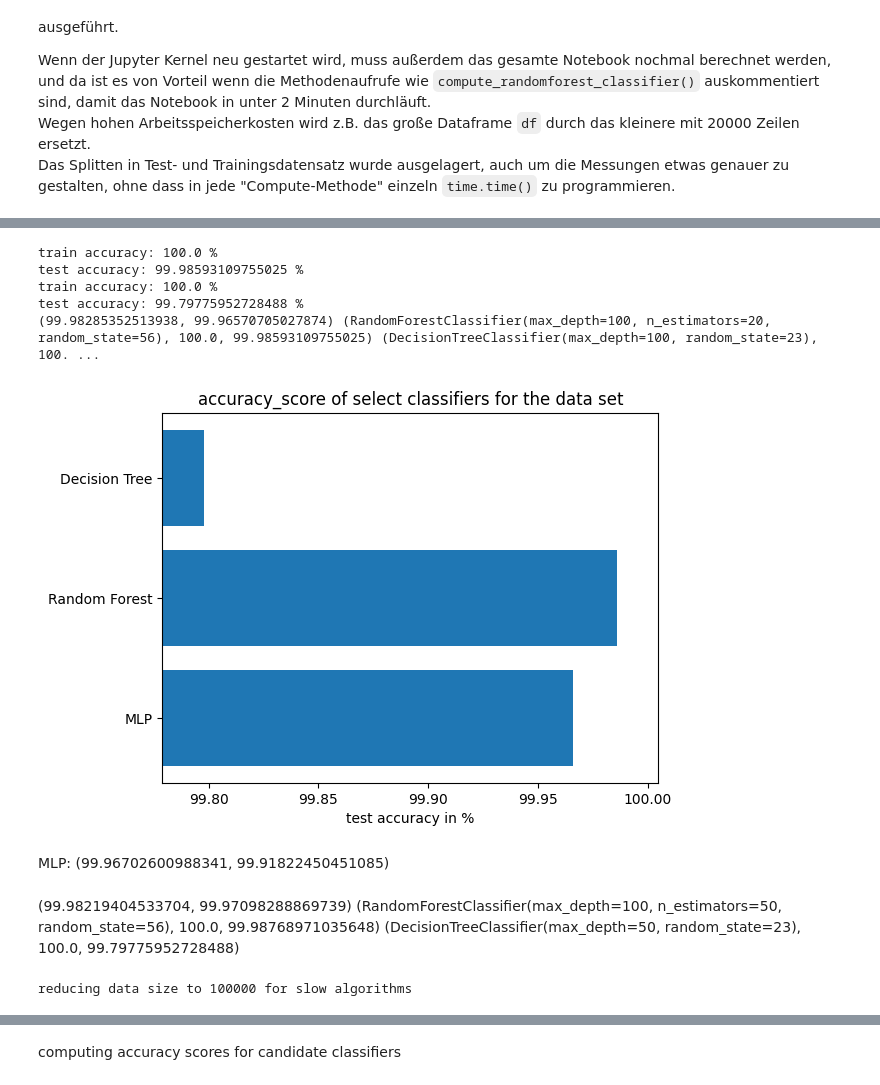
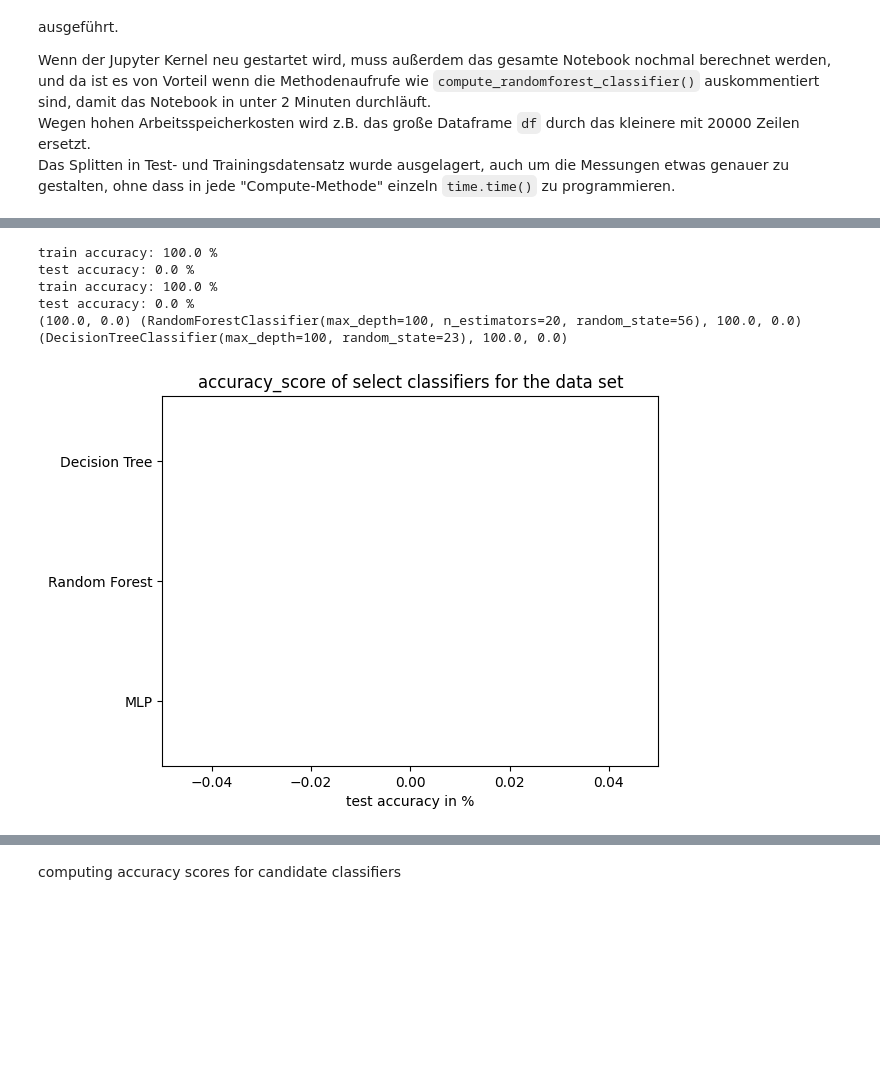
Before and after one commit to MironBodewes/WLAN-fingerprinting, a Jupyter notebook: task.ipynb, the cells around one changed output, grey strips where cells are left out. Saved outputs shown, nothing was run; the diff lists cells and outputs as text; code cells hidden in the pictures; blank space fills up the shorter version.

Commit message:
classifier oder die metriken müssen überarbeitet werden

```diff
--- a/task.ipynb
+++ b/task.ipynb
@@ -15,15 +15,15 @@ import time
 from os import path
 import seaborn as sns
 # %%
-feather = "data/accesspoints.pkl"
-if not path.exists(feather):
+pkl = "data/accesspoints.pkl"
+if not path.exists(pkl):
     csv_name = "data/creditcard_2023.csv"
-    print(feather, "does not exist, reading", csv_name, "instead")
+    print(pkl, "does not exist, reading", csv_name, "instead")
     df = pd.read_csv(csv_name)
-    df.to_feather(feather)
+    df.to_feather(pkl)
 else:
-    print("reading", feather)
-    df = pd.read_feather(feather)
+    print("reading", pkl)
+    df = pd.read_pickle(pkl)
 pd.options.display.max_columns = None
 pd.options.display.max_rows = 100
 # %% [output]
@@ -303,9 +337,14 @@ Außerdem verwenden wir eine Labelkodierung, um die Werte unseres Labels von kat
 # %%
 # id ist für die Vorhersage nicht notwendig
 # V23-V28 sowie Amount werden aufgrund der geringen Varianz entfernt
-columns_to_keep = [col for col in df.columns if col not in ['id'] + [f'V{i}' for i in range(23, 29)] + ['Amount']]
-df = df[columns_to_keep]
+# columns_to_keep = [col for col in df.columns if col not in ['id'] + [f'V{i}' for i in range(23, 29)] + ['Amount']]
+# df = df[columns_to_keep]
 
 # Label von kategorischen in numerischen Wert umwandeln
 lab = preprocessing.LabelEncoder()
+MACRO=df.iloc[:, -1]
+print(df.iloc[:, -1])
+print(MACRO)
 df.iloc[:, -1] = lab.fit_transform(df.iloc[:, -1])
+print(MACRO)
+print(df.shape)
@@ -418,5 +464,5 @@ test accuracy: 99.97889664632538 %
 # %%
-import A3utilities
+# import A3utilities
 
 
 def compute_decisiontree_classifier(max_depth=10, random_state=23, export_decisiontree_graph=True):
@@ -430,9 +476,9 @@ def compute_decisiontree_classifier(max_depth=10, random_state=23, export_decisi
     print("train accuracy: {} %".format(train_accu))
     print("test accuracy: {} %".format(test_accu))
 
-    if (export_decisiontree_graph == True):
-        A3utilities.export_decisiontreegraph(
-            clf, "Kreditkartenbetrug/Decisiontree", max_depth)
+    # if (export_decisiontree_graph == True):
+    #     A3utilities.export_decisiontreegraph(
+    #         clf, "Kreditkartenbetrug/Decisiontree", max_depth)
     return clf, train_accu, test_accu
 
 
@@ -620,67 +680,59 @@ def random_forest_graphs_by_depth():
 # %%
 def accuracy_score_whole_dataset_select_classifiers():
-    models = ["MLP", "Random Forest", "Decision Tree"]#, "compute_nearest_neighbors"]
+    models = ["MLP", "Random Forest", "Decision Tree"]  # , "compute_nearest_neighbors"]
     # mlp mit max_iter 2000
     # randomforest mit max_depth=100 (geht aber wohl eh nur bis ca.30) und n_estimators=20
     # DecisionTree mit max_depth=100
     return1 = compute_mlp(max_iter=2000)
     return2 = compute_randomforest_classifier(n_estimators=20, max_depth=100)
     return3 = compute_decisiontree_classifier(max_depth=100, export_decisiontree_graph=False)
     # thing4 = compute_nearest_neighbors() # takes > 60 minutes I think
     print(return1, return2, return3)
     x = np.arange(len(models))  # the label locations
     results = [return1, return2, return3]
     trainaccs, testaccs = [], []
     for result in results:
         trainaccs.append(result[-2])
         testaccs.append(result[-1])
 
     testaccs_list = []
     testaccs_list.append(testaccs)
     for thing in testaccs_list:
         plt.barh(x, thing)
         _max = max(thing)
         _min = min(thing)
         diff = _max-_min
         plt.xlim(_min-0.1*diff, _max+0.1*diff)
 
         plt.title("accuracy_score of select classifiers for the data set")
         plt.xlabel('test accuracy in %')
         plt.yticks(x, models)
         # plt.legend(loc='upper left', ncols=3)
         plt.show()
-# accuracy_score_whole_dataset_select_classifiers() # 5 minutes
+accuracy_score_whole_dataset_select_classifiers() # 5 minutes
 # %% [output]
 train accuracy: 100.0 %
-test accuracy: 99.98593109755025 %
+test accuracy: 0.0 %
 train accuracy: 100.0 %
-test accuracy: 99.79775952728488 %
-(99.98285352513938, 99.96570705027874) (RandomForestClassifier(max_depth=100, n_estimators=20, random_state=56), 100.0, 99.98593109755025) (DecisionTreeClassifier(max_depth=100, random_state=23), 100. ...
+test accuracy: 0.0 %
+(100.0, 0.0) (RandomForestClassifier(max_depth=100, n_estimators=20, random_state=56), 100.0, 0.0) (DecisionTreeClassifier(max_depth=100, random_state=23), 100.0, 0.0)
-[figure, old version]
+[figure, new version]
-# %% [markdown]
-MLP: (99.96702600988341, 99.91822450451085)
-# %% [markdown]
-(99.98219404533704, 99.97098288869739)
-(RandomForestClassifier(max_depth=100, n_estimators=50, random_state=56), 100.0, 99.98768971035648)
-(DecisionTreeClassifier(max_depth=50, random_state=23), 100.0, 99.79775952728488)
 # %%
-# Reducing the sample size for slow algorithms
-amount_of_rows = 10000
-print("reducing data size to", amount_of_rows, "for slow algorithms")
-df = df.sample(n=amount_of_rows, random_state=42)
-x_ges = df.iloc[:, 0:-1].to_numpy()
-# the lab inverse transform is just incase the new sample will have fever lables than before.
-# Because we only have 2 lables in the creditcard dataset anyway this code achieves nothing.
-# But because we might reuse this notebook we let it in (and it takes 0.0 seconds anyway so might as well)
-df.iloc[:, -1] = lab.inverse_transform(df.iloc[:, -1])
-y_ges = df.iloc[:, -1].to_numpy()
-lab2 = preprocessing.LabelEncoder()
-y_labeled = lab2.fit_transform(y_ges)
-df.iloc[:, -1] = lab.fit_transform(df.iloc[:, -1])
-x_train, x_test, y_train, y_test = train_test_split(
-    x_ges, y_labeled, test_size=0.2, random_state=0)
+# # Reducing the sample size for slow algorithms
+# amount_of_rows = 42
+# print("reducing data size to", amount_of_rows, "for slow algorithms")
+# df = df.sample(n=amount_of_rows, random_state=42)
+# x_ges = df.iloc[:, 0:-1].to_numpy()
+# # the lab inverse transform is just incase the new sample will have fever lables than before.
+# # Because we only have 2 lables in the creditcard dataset anyway this code achieves nothing.
+# # But because we might reuse this notebook we let it in (and it takes 0.0 seconds anyway so might as well)
+# df.iloc[:, -1] = lab.inverse_transform(df.iloc[:, -1])
+# y_ges = df.iloc[:, -1].to_numpy()
+# lab2 = preprocessing.LabelEncoder()
+# y_labeled = lab2.fit_transform(y_ges)
+# df.iloc[:, -1] = lab.fit_transform(df.iloc[:, -1])
+# x_train, x_test, y_train, y_test = train_test_split(
+#     x_ges, y_labeled, test_size=0.2, random_state=0)
-# %% [output]
-reducing data size to 100000 for slow algorithms
 # %%
 trainaccs_dict = {}
 testaccs_dict = {}
```
Also changed, not shown: parts of 22 cells of this notebook.
